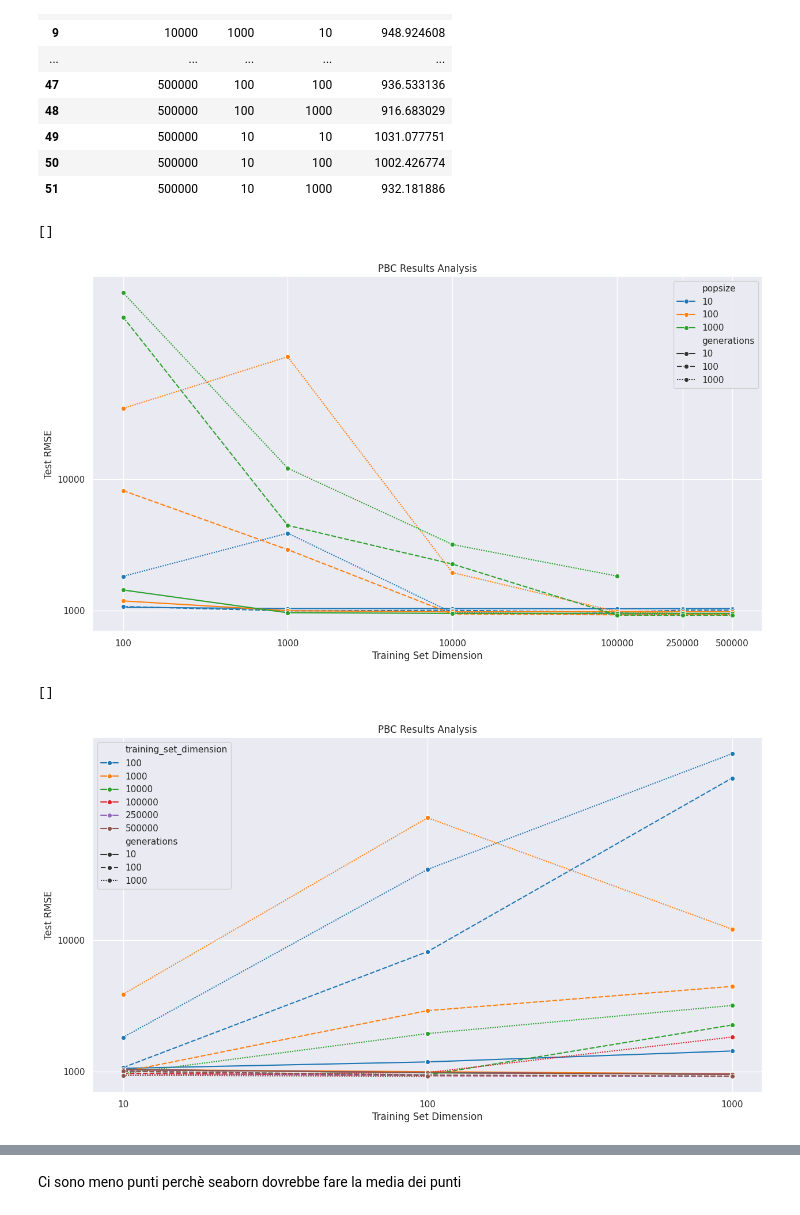
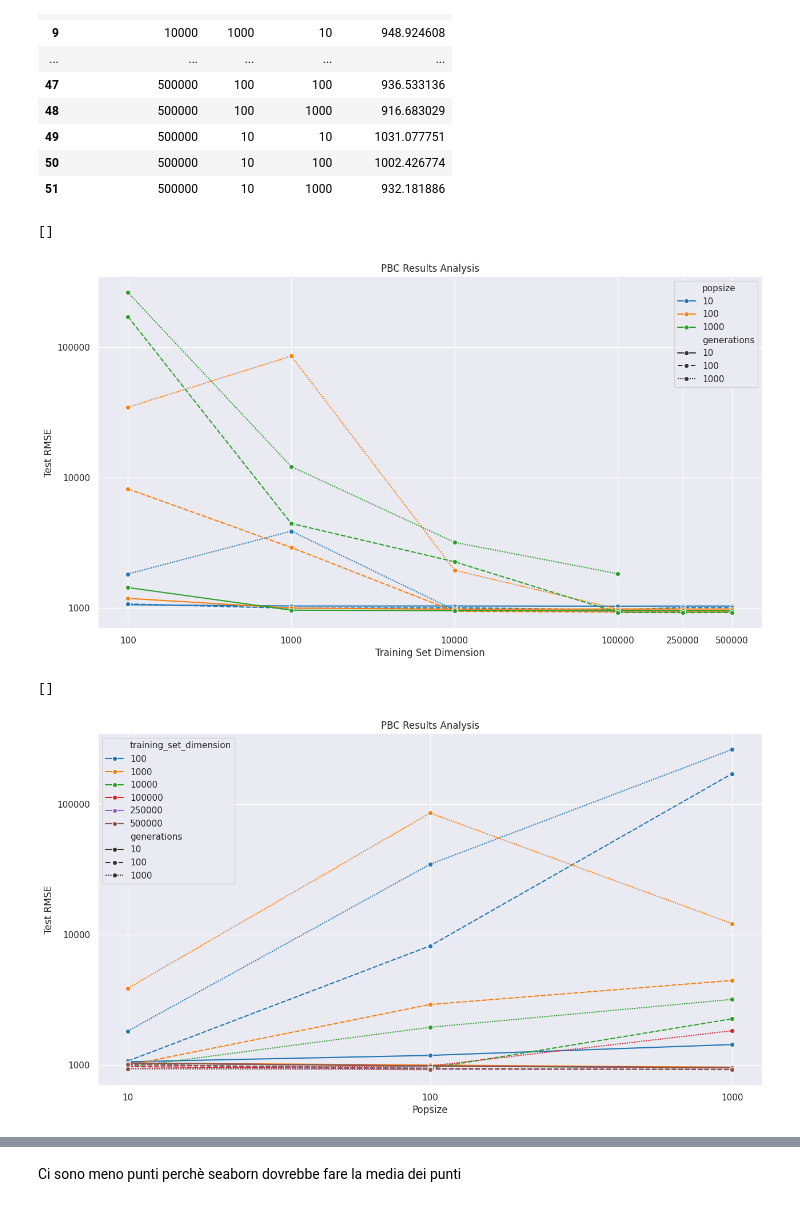
Before and after one commit to simonedivo/Data-Analysis, a Jupyter notebook: plot_analysis.ipynb, the cells around one changed output, grey strips where cells are left out. Drawn from its saved outputs; the diff is of its cells as text; code cells hidden in the pictures.

```diff
--- a/plot_analysis.ipynb
+++ b/plot_analysis.ipynb
@@ -195,39 +195,39 @@ pbc_plot.set_xscale('log')
 pbc_plot.set_yscale('log')
 pbc_plot.set_title('PBC Results Analysis')
 pbc_plot.set_xlabel('Training Set Dimension')
-pbc_plot.set_ylabel('Test RMSE')
+pbc_plot.set_ylabel('Median Test RMSE')
 pbc_plot.set_xticks([0, 100, 1000, 10000, 100000, 250000, 500000])
 pbc_plot.set_xticklabels([0, 100, 1000, 10000, 100000, 250000, 500000])
-pbc_plot.set_yticks([0, 100, 1000, 10000])
-pbc_plot.set_yticklabels([0, 100, 1000, 10000])
+pbc_plot.set_yticks([0, 100, 1000, 10000, 100000])
+pbc_plot.set_yticklabels([0, 100, 1000, 10000, 100000])
 #pbc_plot.set_xlim(100)
 #pbc_plot.set_ylim(0, 100000)
 
 pbc_plot.plot()
 # %% [output]
 []
-[figure, old version]
+[figure, new version]
 # %%
 sns.set_theme(rc={'figure.figsize':(15,8)})
 #sns.set_theme(style="darkgrid")
 
 pbc_plot = sns.lineplot(data=median_pbc_dataframe, x='popsize', y='median_test_rmse', hue='training_set_dimension', style='generations', marker='o', errorbar=None, palette='tab10')
 pbc_plot.set_xscale('log')
 pbc_plot.set_yscale('log')
 pbc_plot.set_title('PBC Results Analysis')
-pbc_plot.set_xlabel('Training Set Dimension')
-pbc_plot.set_ylabel('Test RMSE')
+pbc_plot.set_xlabel('Popsize')
+pbc_plot.set_ylabel('Median Test RMSE')
 pbc_plot.set_xticks([0, 10, 100, 1000, 10000, 100000, 250000, 500000])
 pbc_plot.set_xticklabels([0, 10, 100, 1000, 10000, 100000, 250000, 500000])
-pbc_plot.set_yticks([0, 100, 1000, 10000])
-pbc_plot.set_yticklabels([0, 100, 1000, 10000])
+pbc_plot.set_yticks([0, 100, 1000, 10000, 100000])
+pbc_plot.set_yticklabels([0, 100, 1000, 10000, 100000])
 #pbc_plot.set_xlim(100)
 #pbc_plot.set_ylim(0, 100000)
 
 pbc_plot.plot()
 # %% [output]
 []
-[figure, old version]
+[figure, new version]
 # %%
 sns.set_theme(rc={'figure.figsize':(15,8)})
 #sns.set_theme(style="darkgrid")
```
Also changed, not shown: parts of 6 cells of this notebook.
